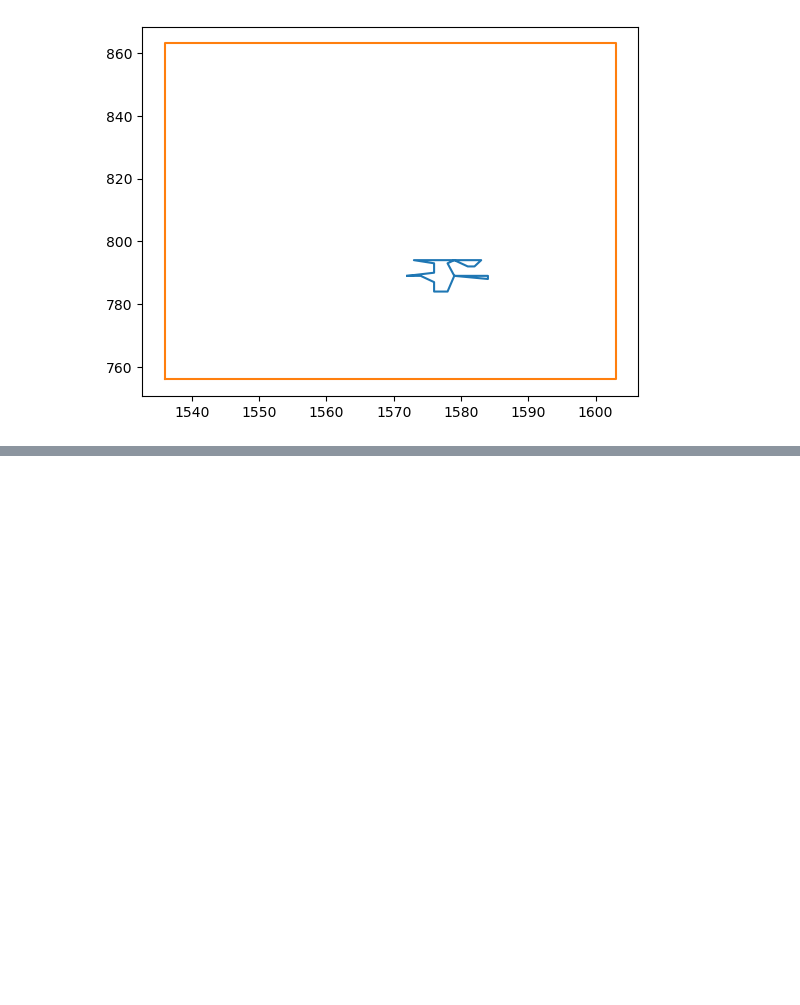
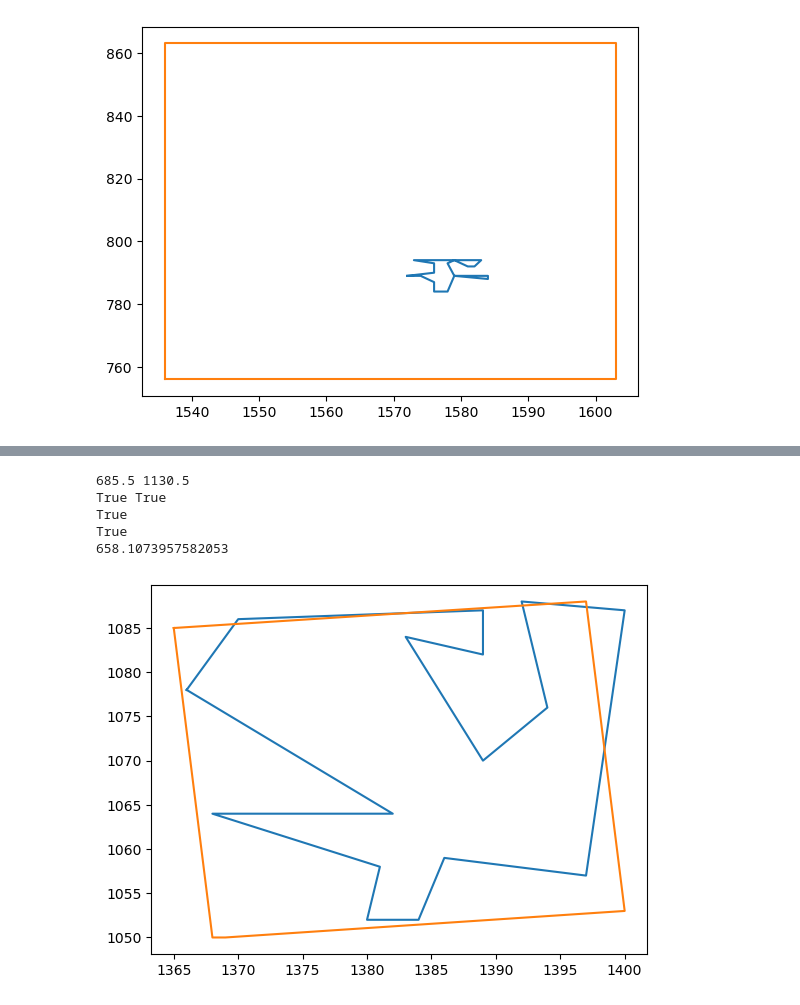
Before and after one commit to dungwinux/cs670-manga, a Jupyter notebook: text_detection/shapely_debugging.ipynb, the cells around one changed output, grey strips where cells are left out. Saved outputs shown, nothing was run; the diff lists cells and outputs as text; code cells hidden in the pictures; blank space fills up the shorter version.

Commit message:
fix: simplify complex contours

```diff
--- a/text_detection/shapely_debugging.ipynb
+++ b/text_detection/shapely_debugging.ipynb
@@ -90,0 +104,12 @@ False
+# %%
+
+p1 = loads("POLYGON ((1366 1078, 1366 1082, 1370 1086, 1379 1086, 1383 1084, 1384 1086, 1389 1087, 1389 1082, 1385 1085, 1383 1084, 1387 1079, 1387 1071, 1389 1070, 1394 1076, 1394 1083, 1392 1088, 1395 1089, 1397 1086, 1400 1087, 1398 1087, 1397 1086, 1398 1077, 1396 1072, 1399 1072, 1401 1070, 1396 1062, 1397 1057, 1386 1059, 1384 1052, 1380 1052, 1381 1058, 1379 1060, 1369 1061, 1368 1064, 1382 1064, 1380 1066, 1373 1068, 1366 1078))")
+p2 = loads("POLYGON ((1365 1085, 1397 1088, 1400 1053, 1369 1050, 1368 1050, 1368 1050, 1365 1085))")
+compare(simplify(p1, 3), p2)
+# %% [output]
+685.5 1130.5
+True True
+True
+True
+658.1073957582053
+[figure, added]
```
Also changed, not shown: parts of 2 cells of this notebook, 1 other file.
